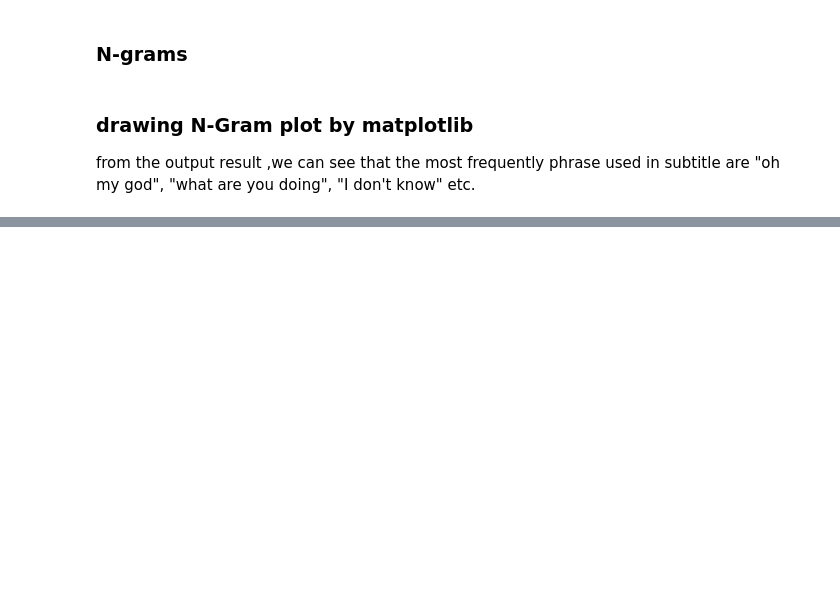
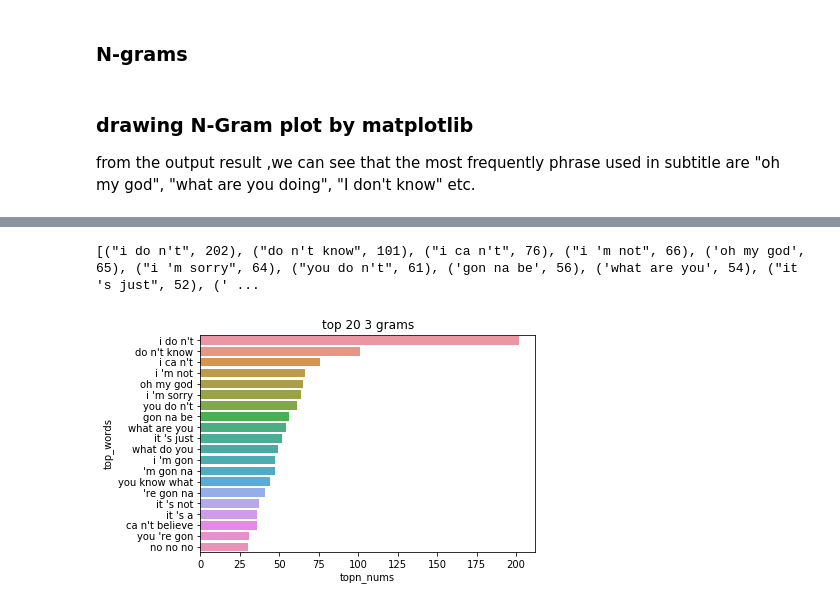
Before and after one commit to mikolaje/SubtitleAnalysis, a Jupyter notebook: Friends/data_display.ipynb, the cells around one changed output, grey strips where cells are left out. Saved outputs shown, nothing was run; the diff lists cells and outputs as text; code cells hidden in the pictures; blank space fills up the shorter version.

Commit message:
fiends add sentence analysis

```diff
--- a/Friends/data_display.ipynb
+++ b/Friends/data_display.ipynb
@@ -8,7 +8,7 @@ import nltk
 #nltk.download('words')
 import io
 import spacy
-nlp = spacy.load('en', disable=['parser'])
+nlp = spacy.load('en')
 
 import matplotlib.pyplot as plt
 %matplotlib inline
@@ -17,7 +17,7 @@ import matplotlib.pyplot as plt
 # %%
 def get_words_list_season(season):
     token_list = []
-    with io.open(r'Friends/filtered_subtitles/s%s/s%s_all.txt' % (season, season), 'r', encoding='u8') as f:
+    with io.open(r'Friends/filtered_subtitles/S%s/S%s_all.txt' % (season, season), 'r', encoding='u8') as f:
         for line in f:
             zh, en = line.split('\b0\b1\b2---')
             doc = nlp(en)
@@ -96,3 +113,15 @@ def analyze_ngram(n, words_list):
+# %%
+sents_token_list = sents_token_list_season
+sentences = [[token.text.lower() for token in sent if token.is_punct==False and token.is_space==False] for sent in sents_token_list]
+
+
+def analyze_ngrams(n, sentences):
+    cnt = Counter()
+    for sent in sentences:
+        if len(sent) >= n:
+            cnt.update(" ".join(n) for n in ngrams(sent, n))
+
+    return cnt
 # %% [markdown]
 ### drawing N-Gram plot by matplotlib
 from the output result ,we can see that the most frequently phrase used in subtitle are "oh my god", "what are you doing", "I don't know" etc.
@@ -123,0 +128,19 @@ plot_barh(5, 15, words_list)
+# %%
+
+def plot_ngram(N, top_n):
+    cnt = analyze_ngrams(N, sentences)
+    topn_list = cnt.most_common(top_n)
+    topn_words = [each[0] for each in topn_list]
+    print(topn_list)
+    topn_nums = [each[1] for each in topn_list]
+    # print(topn_nums)
+
+    df = pd.DataFrame(dict(top_words=topn_words, topn_nums=topn_nums))
+    g = sns.barplot(x="topn_nums", y="top_words", data=df)
+    g.set_title('top %s %s grams' % (top_n, N))
+
+
+plot_ngram(3, 20)
+# %% [output]
+[("i do n't", 202), ("do n't know", 101), ("i ca n't", 76), ("i 'm not", 66), ('oh my god', 65), ("i 'm sorry", 64), ("you do n't", 61), ('gon na be', 56), ('what are you', 54), ("it 's just", 52), (' ...
+[figure, added]
```
Also changed, not shown: parts of 7 cells of this notebook, 3 other files.
